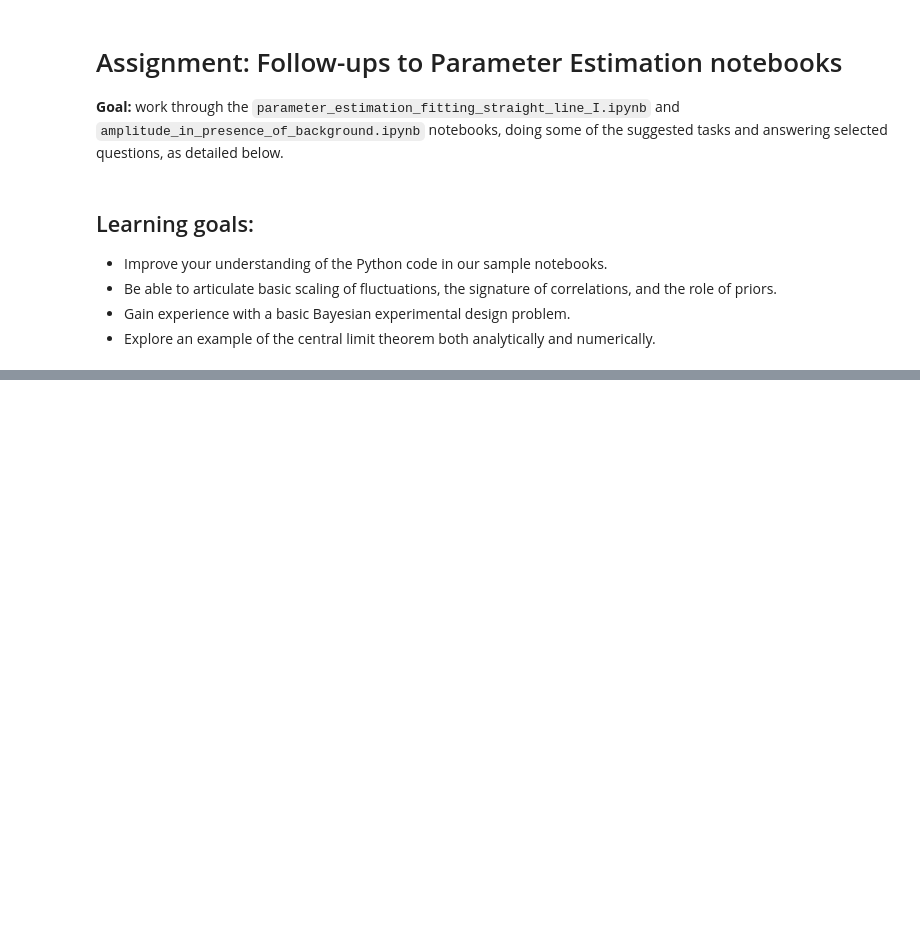
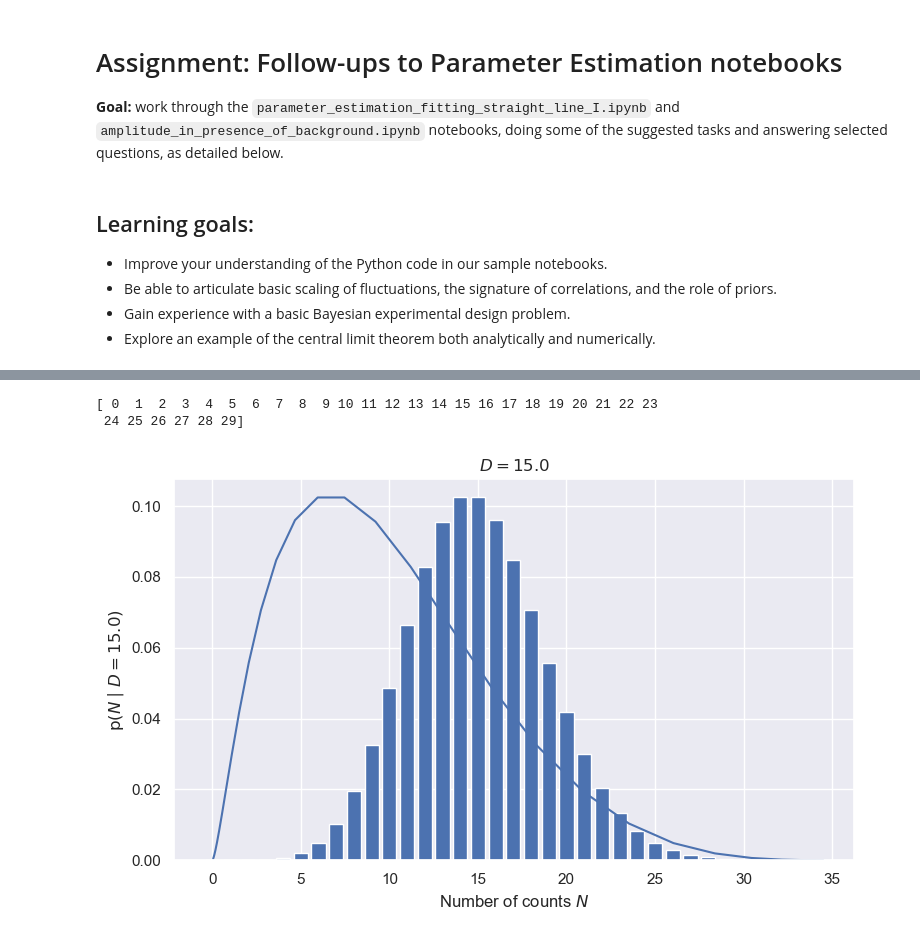
Before and after one commit to NilsSomm/LFD_for_Physicists, a Jupyter notebook: LearningFromData-content/BayesianStatistics/BayesianParameterEstimation/Assignment_parameter_estimation_followups.ipynb, the cells around one changed output, grey strips where cells are left out. Drawn from its saved outputs; the diff is of its cells as text; code cells hidden in the pictures; blank space fills up the shorter version.

```diff
--- a/LearningFromData-content/BayesianStatistics/BayesianParameterEstimation/Assignment_parameter_estimation_followups.ipynb
+++ b/LearningFromData-content/BayesianStatistics/BayesianParameterEstimation/Assignment_parameter_estimation_followups.ipynb
@@ -50,0 +109,43 @@ You'll want to use Stirling's formula:  $x! \rightarrow \sqrt{2\pi x}e^{-x} x^x$
+# %%
+def poisson(N, D):
+    """
+    Returns a Poisson distribution value with mean D for integer N.
+    We require N to be an integer greater than equal to zero.
+    """
+    assert (isinstance(N, int) and N >= 0), \
+            "N must be a non-negative integer!"
+
+    return D**N * np.exp(-D) / factorial(N)
+# %%
+def gaussian_dist(A, n_0, x_k, x_0=0., width=np.sqrt(5.)):
+    return n_0 * (A * np.exp(-(x_k - x_0)**2/(2.*width**2)))
+# %%
+def poisson_plot(ax, D, max_N):
+    """
+    Make a bar plot on the axis ax of the Poisson distribution for mu = D
+    and out to a maximum integer max_N.
+    """
+    N_pts = np.arange(0, max_N, 1, dtype=int)
+    poisson_pts = [poisson(int(N), D) for N in N_pts]
+    ax.bar(N_pts, poisson_pts, width=0.8, bottom=None, align='center')
+    ax.set_xlabel(r'Number of counts $N$')
+    ax.set_ylabel(fr'$\mathrm{{p}}(N \mid D={D:.1f})$')
+    ax.set_title(rf'$D = {D:.1f}$')
+    return 0
+
+fig = plt.figure(figsize=(15,5))
+
+ax2 = fig.add_subplot(1,2,2)
+D2 = 15
+max_N2 = 30
+poisson_plot(ax2, D2, max_N2)
+
+N_pts = np.arange(0, max_N2, 1, dtype=int)
+poisson_pts = [poisson(int(N), D2) for N in N_pts]
+ax2.plot(gaussian_dist(15, 2.3, N_pts, width = 8), poisson_pts)
+print(N_pts)
+fig.tight_layout()
+# %% [output]
+[ 0  1  2  3  4  5  6  7  8  9 10 11 12 13 14 15 16 17 18 19 20 21 22 23
+ 24 25 26 27 28 29]
+[figure, added]
```
Also changed, not shown: parts of 4 cells of this notebook, 2 other files.
